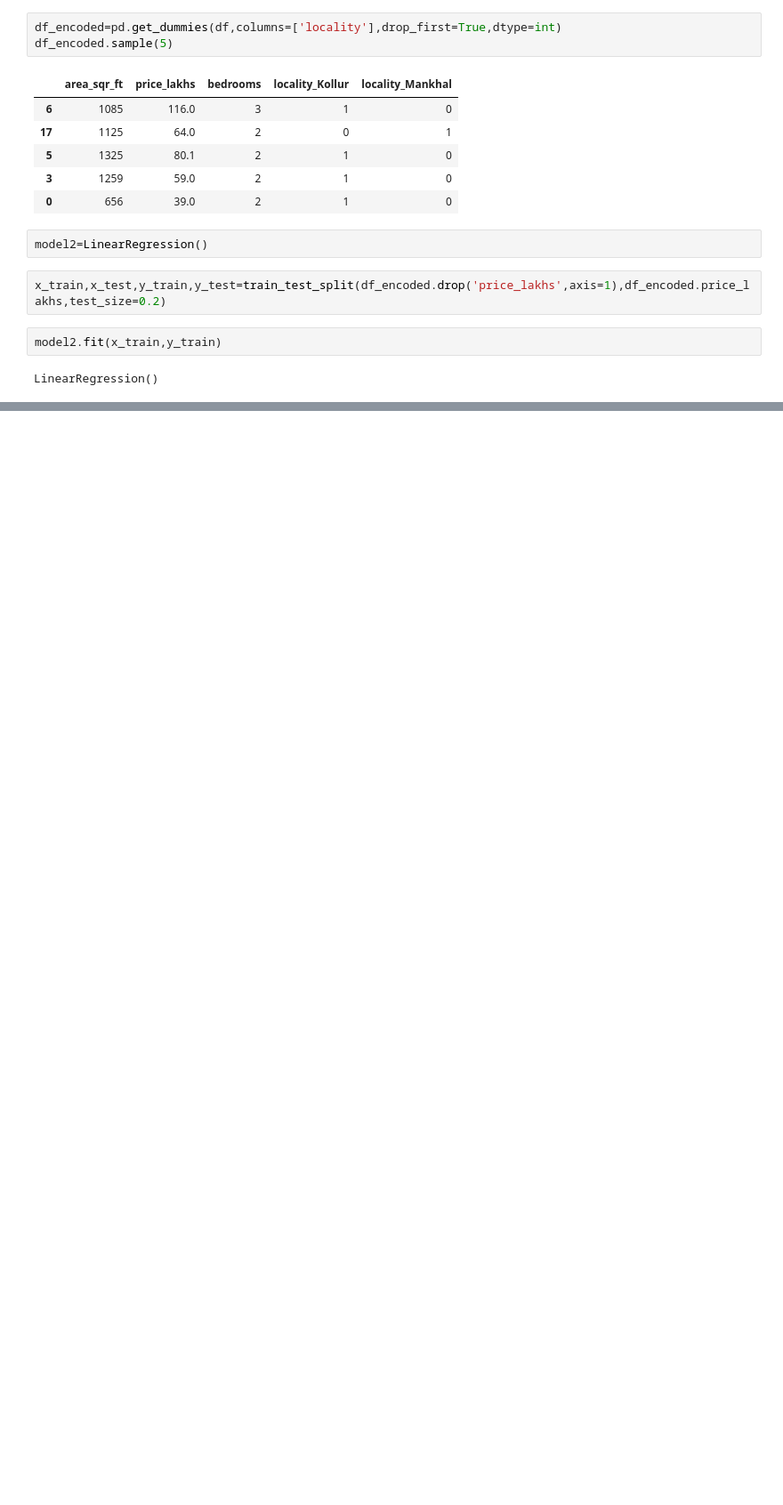
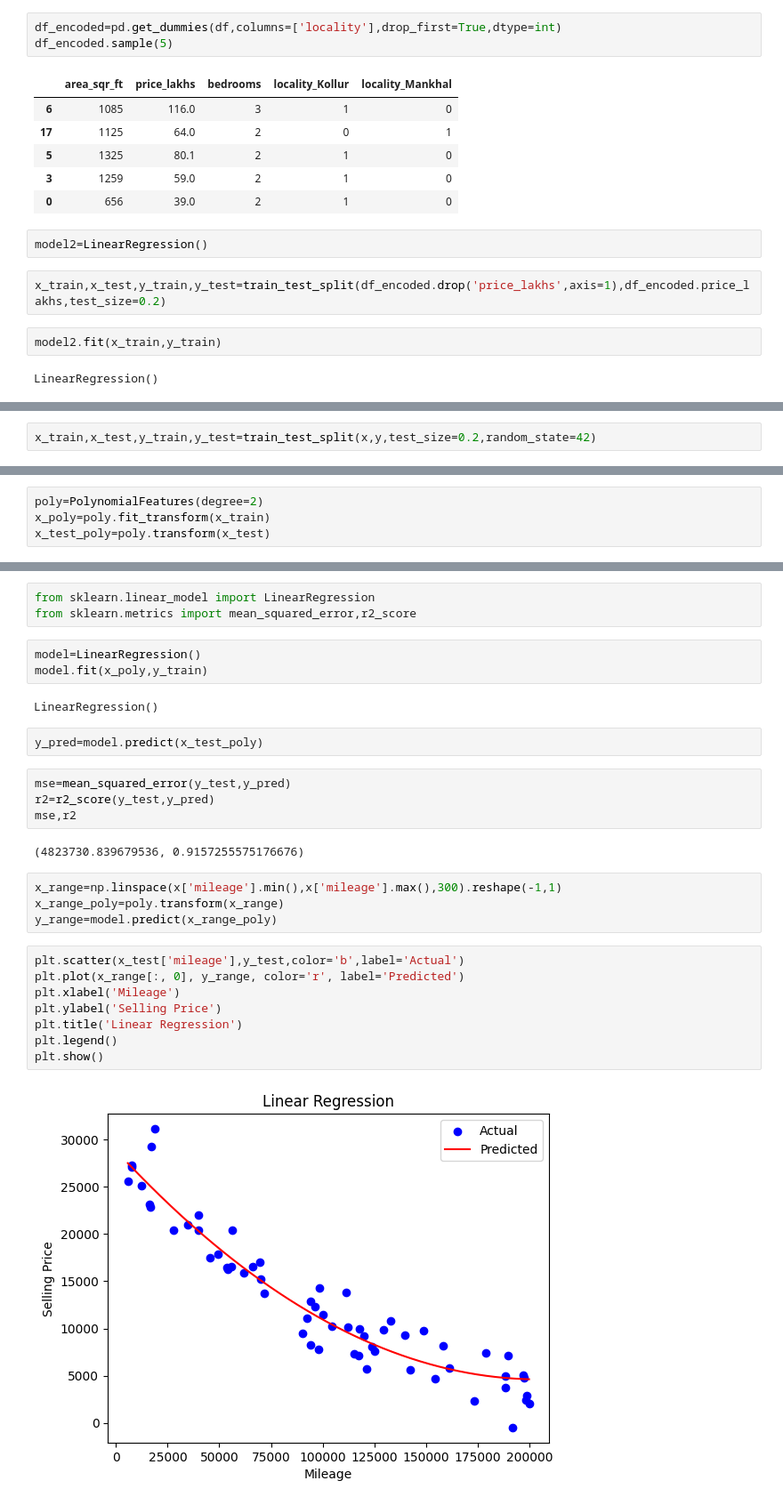
Before and after one commit to rupeshkumarp/ML, a Jupyter notebook: supervised_regression_ml/linear_regression.ipynb, the cells around one changed output, grey strips where cells are left out. Shown at 89% size. Drawn from its saved outputs; the diff is of its cells as text; blank space fills up the shorter version.

```diff
--- a/supervised_regression_ml/linear_regression.ipynb
+++ b/supervised_regression_ml/linear_regression.ipynb
@@ -160,0 +191,2 @@ model2.score(x_test,y_test)
+# %%
+x_train,x_test,y_train,y_test=train_test_split(x,y,test_size=0.2,random_state=42)
@@ -160,0 +195,4 @@ model2.score(x_test,y_test)
+# %%
+poly=PolynomialFeatures(degree=2)
+x_poly=poly.fit_transform(x_train)
+x_test_poly=poly.transform(x_test)
@@ -160,0 +216,30 @@ model2.score(x_test,y_test)
+# %%
+from sklearn.linear_model import LinearRegression
+from sklearn.metrics import mean_squared_error,r2_score
+# %%
+model=LinearRegression()
+model.fit(x_poly,y_train)
+# %% [output]
+LinearRegression()
+# %%
+y_pred=model.predict(x_test_poly)
+# %%
+mse=mean_squared_error(y_test,y_pred)
+r2=r2_score(y_test,y_pred)
+mse,r2
+# %% [output]
+(4823730.839679536, 0.9157255575176676)
+# %%
+x_range=np.linspace(x['mileage'].min(),x['mileage'].max(),300).reshape(-1,1)
+x_range_poly=poly.transform(x_range)
+y_range=model.predict(x_range_poly)
+# %%
+plt.scatter(x_test['mileage'],y_test,color='b',label='Actual')
+plt.plot(x_range[:, 0], y_range, color='r', label='Predicted')
+plt.xlabel('Mileage')
+plt.ylabel('Selling Price')
+plt.title('Linear Regression')
+plt.legend()
+plt.show()
+# %% [output]
+[figure, added]
```
Also changed, not shown: parts of 12 cells of this notebook.
